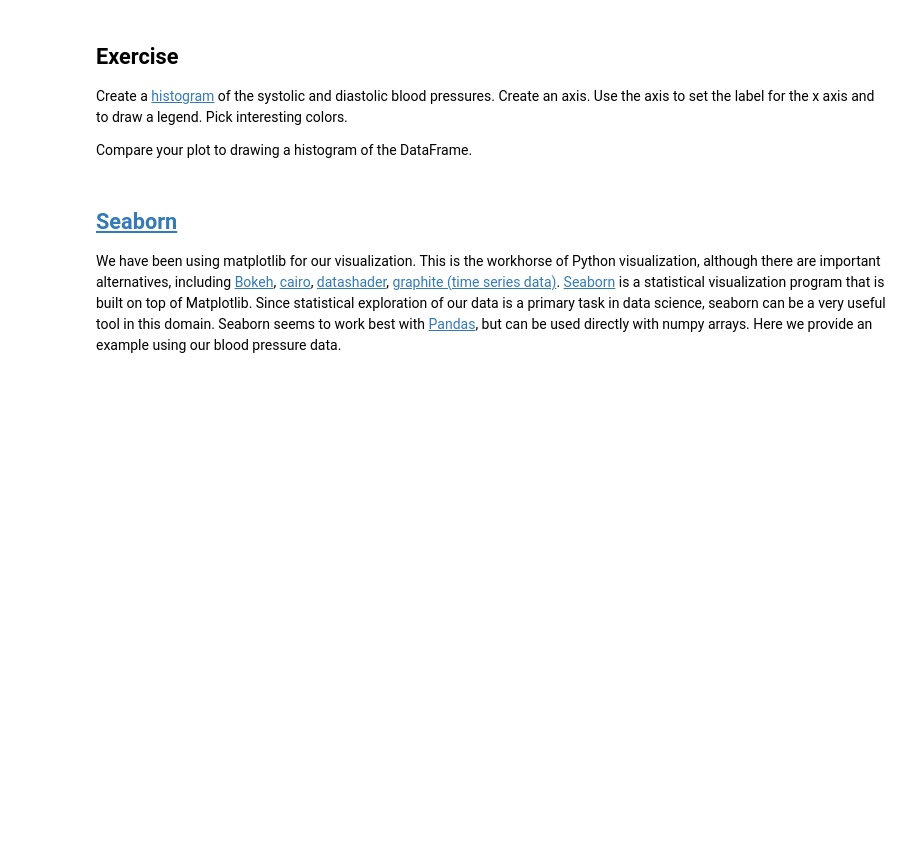
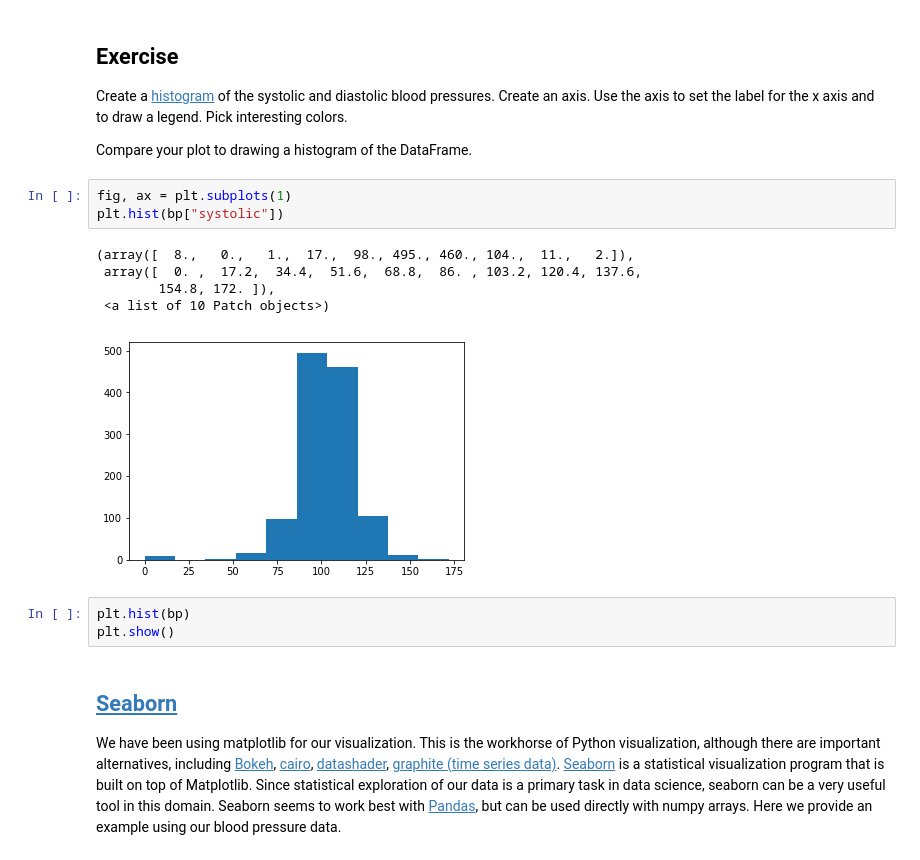
Before and after one commit to UUDeCART/2019_python_boot_camp, a Jupyter notebook: modules/module2/visualizing_numeric_data.ipynb, the cells around one changed output. Cells and saved outputs as stored; diff of their text form; blank space fills up the shorter version.

```diff
--- a/modules/module2/visualizing_numeric_data.ipynb
+++ b/modules/module2/visualizing_numeric_data.ipynb
@@ -139,6 +202,18 @@ bp["diastolic"].plot(color=(0,1,0, 0.25), ax=ax2)
 Create a [histogram](https://pandas.pydata.org/pandas-docs/stable/visualization.html#visualization-hist) of the systolic and diastolic blood pressures. Create an axis. Use the axis to set the label for the x axis and to draw a legend. Pick interesting colors.
 
 Compare your plot to drawing a histogram of the DataFrame.
+# %%
+fig, ax = plt.subplots(1)
+plt.hist(bp["systolic"])
+# %% [output]
+(array([  8.,   0.,   1.,  17.,  98., 495., 460., 104.,  11.,   2.]),
+ array([  0. ,  17.2,  34.4,  51.6,  68.8,  86. , 103.2, 120.4, 137.6,
+        154.8, 172. ]),
+ <a list of 10 Patch objects>)
+[figure, added]
+# %%
+plt.hist(bp)
+plt.show()
 # %% [markdown]
 ## [Seaborn](https://stanford.edu/~mwaskom/software/seaborn/)
 
```
Also changed, not shown: parts of 19 cells of this notebook, 23 other files.
